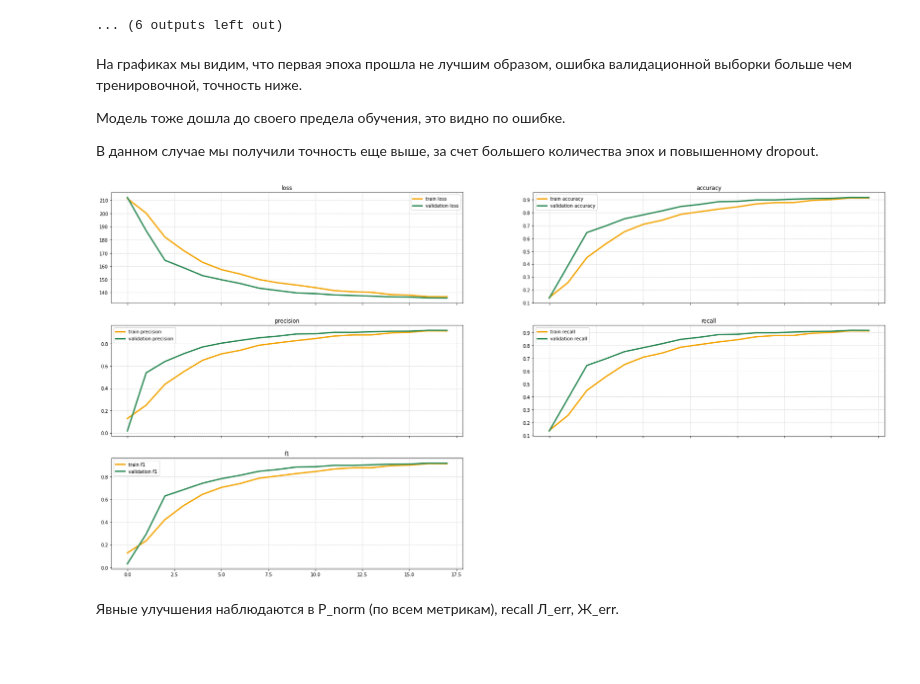
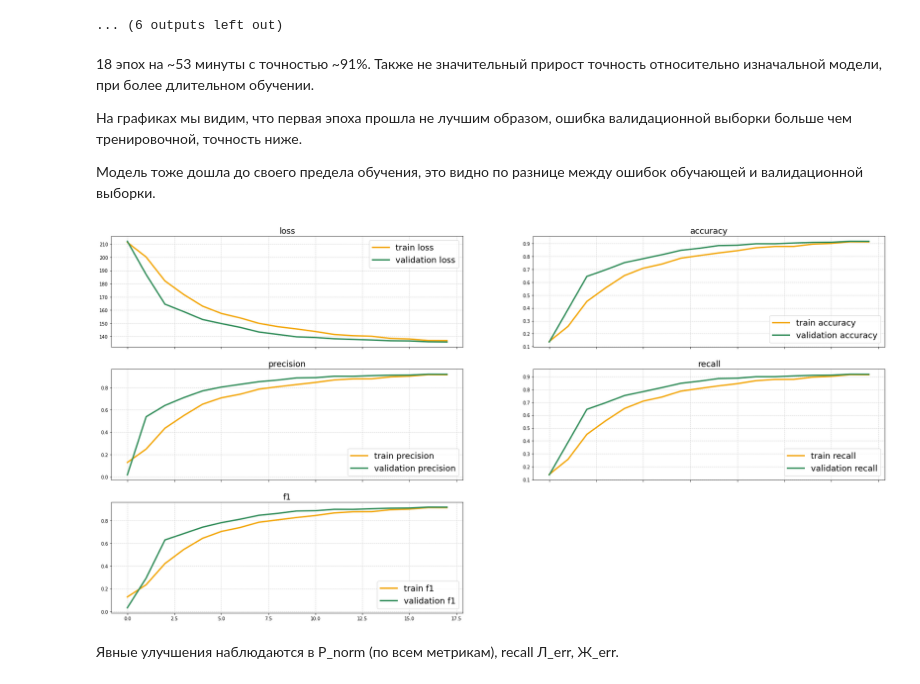
Before and after one commit to Ara-Bog/Kursovaya2, a Jupyter notebook: main.ipynb, the cells around one changed output. Cells and saved outputs as stored; diff of their text form; code cells hidden in the pictures; blank space fills up the shorter version.

```diff
--- a/main.ipynb
+++ b/main.ipynb
@@ -206,7 +208,7 @@ def plot_metric(result_df, type_="loss", ax_flag=None,
         color="#2E8B57",
         linewidth = 3)
     if title:
-        ax.set_title(type_)
+        ax.set_title(type_, fontsize=fontsize)
     ax.legend(handles=[plt1, plt2], fontsize=fontsize)
 
     if show_xlabel:
@@ -738,15 +751,15 @@ result_3 = train_model(model_3, train_loader, valid_loader, optimizer_3, criteri
 #Эпоха [12]: train loss [141.5411], validation loss [138.2763], train accuracy [0.8666], validation accuracy [0.8977]
 ... (6 outputs left out)
 # %% [markdown]
+18 эпох на ~53 минуты с точностью ~91%. Также не значительный прирост точность относительно изначальной модели, при более длительном обучении.
+
 На графиках мы видим, что первая эпоха прошла не лучшим образом, ошибка валидационной выборки больше чем тренировочной, точность ниже.
 
-Модель тоже дошла до своего предела обучения, это видно по ошибке.
-
-В данном случае мы получили точность еще выше, за счет большего количества эпох и повышенному dropout.
+Модель тоже дошла до своего предела обучения, это видно по разнице между ошибок обучающей и валидационной выборки.
 # %%
-plot_metrics(result_3, figsize=(30, 15))
+plot_metrics(result_3, figsize=(30, 15), fontsize=18)
 # %% [output]
-[figure, old version]
+[figure, new version]
 # %%
 y_true_3, y_pred_3, loss_3 = test(model_3, test_loader, criterion_3)
 y_true_3, y_pred_3 = y_true_3.cpu(), y_pred_3.cpu()
```
Also changed, not shown: parts of 17 cells of this notebook.
